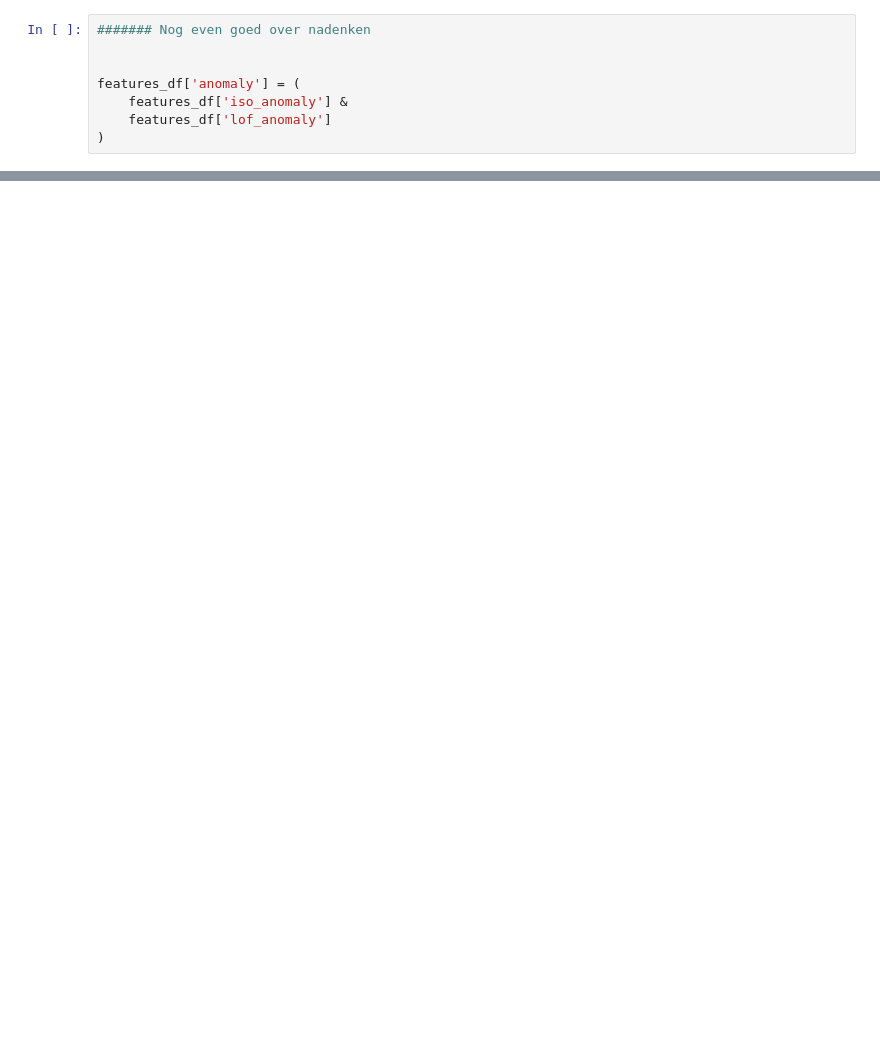
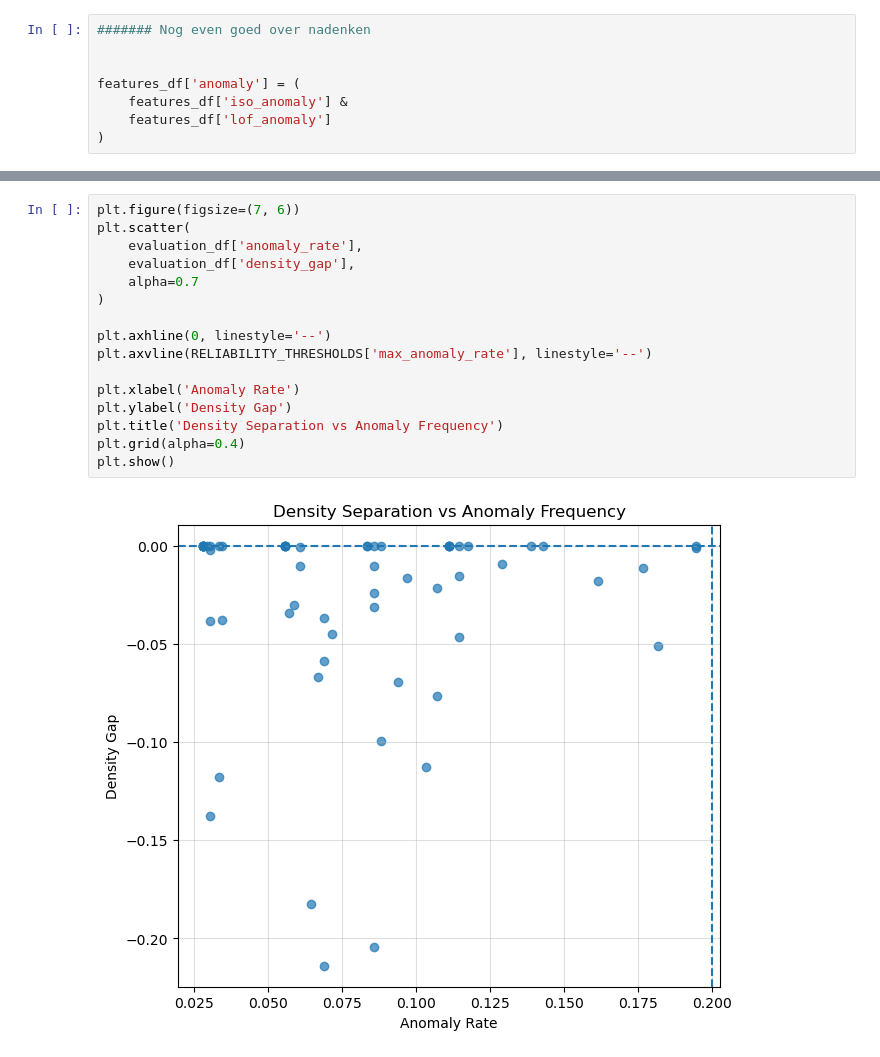
Before and after one commit to jorrit98/IM1002_Machine_Learning_Assignment, a Jupyter notebook: sample.ipynb, the cells around one changed output, grey strips where cells are left out. Saved outputs shown, nothing was run; the diff lists cells and outputs as text; blank space fills up the shorter version.

```diff
--- a/sample.ipynb
+++ b/sample.ipynb
@@ -394,0 +612,18 @@ plt.show()
+# %%
+plt.figure(figsize=(7, 6))
+plt.scatter(
+    evaluation_df['anomaly_rate'],
+    evaluation_df['density_gap'],
+    alpha=0.7
+)
+
+plt.axhline(0, linestyle='--')
+plt.axvline(RELIABILITY_THRESHOLDS['max_anomaly_rate'], linestyle='--')
+
+plt.xlabel('Anomaly Rate')
+plt.ylabel('Density Gap')
+plt.title('Density Separation vs Anomaly Frequency')
+plt.grid(alpha=0.4)
+plt.show()
+# %% [output]
+[figure, added]
```
Also changed, not shown: parts of 12 cells of this notebook.
